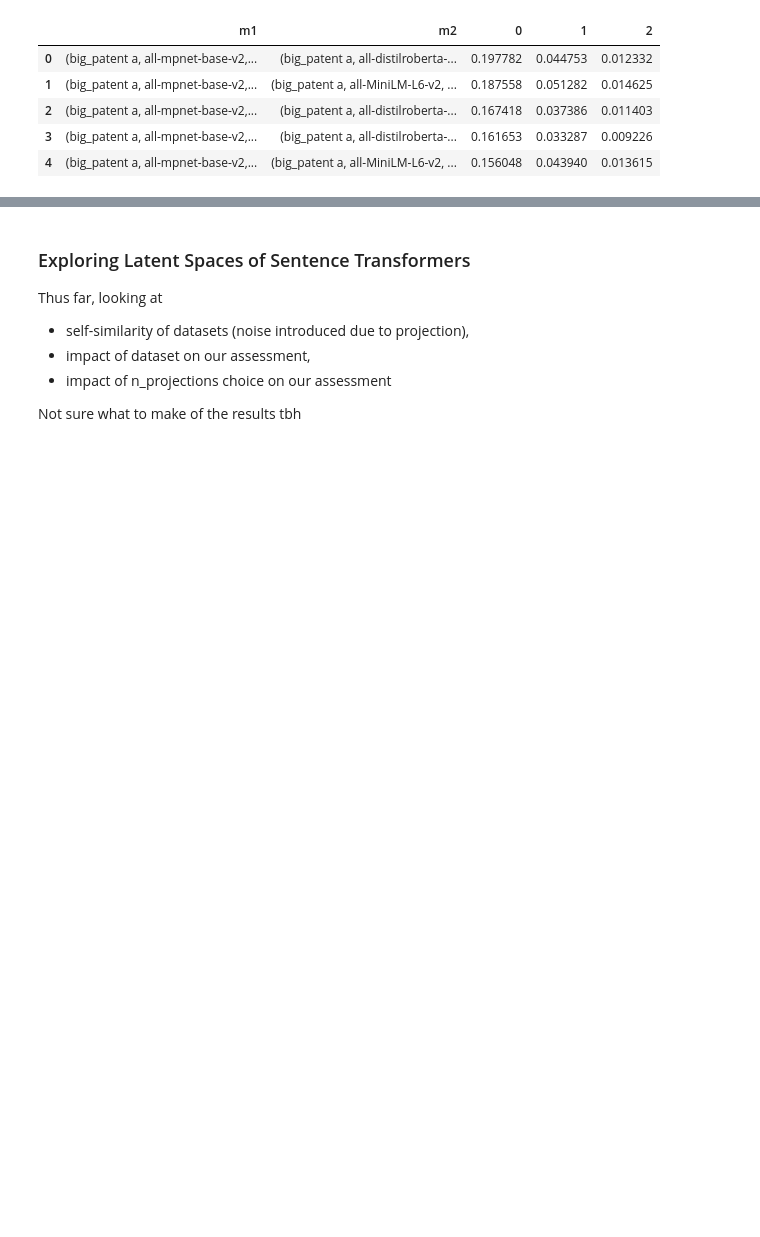
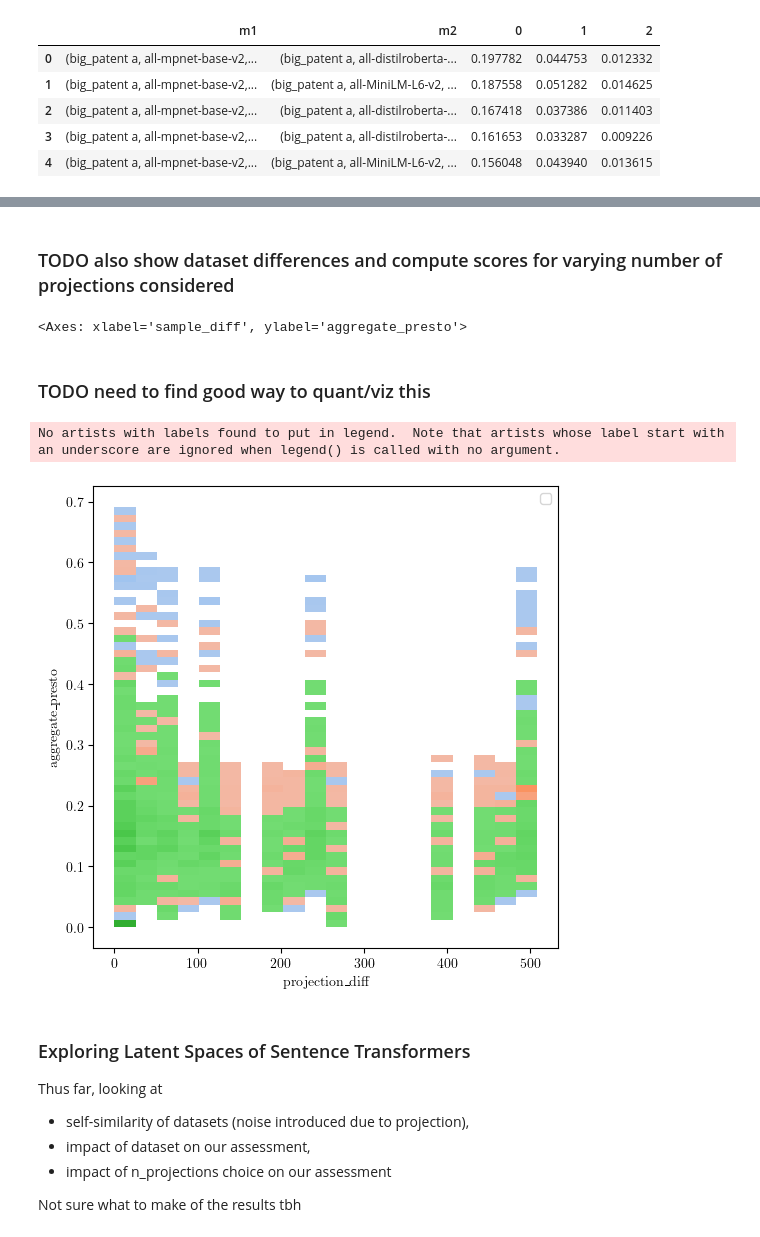
Before and after one commit to aidos-lab/Presto, a Jupyter notebook: notebooks/presto_test.ipynb, the cells around one changed output, grey strips where cells are left out. Cells and saved outputs as stored; diff of their text form; code cells hidden in the pictures; blank space fills up the shorter version.

Commit message:
some more rough plots

```diff
--- a/notebooks/presto_test.ipynb
+++ b/notebooks/presto_test.ipynb
@@ -32,14 +32,20 @@ x = results["big_patent a"]['all-mpnet-base-v2'][1024]["landscapes"]
 y = results["big_patent a"]['all-mpnet-base-v2'][4096]["landscapes"]
 # %%
 avg_landscapes = dict()
+finegrained = dict()
 scores = dict()
+finegrained_scores = dict()
 for dataset, v1 in results.items():
     for model, v2 in v1.items():
         for n_samples, v3 in v2.items():
             print(dataset, model, n_samples)
             avg_landscapes[(dataset, model, n_samples)] = metric.average_landscape(v3["landscapes"])
+            for n_projections in config.n_projections:
+                finegrained[(dataset, model, n_samples, n_projections)] = metric.average_landscape({i:v3["landscapes"][i][:n_projections] for i in range(config.max_homology_dim + 1)})
 for (k1,v1), (k2,v2) in list(combinations(avg_landscapes.items(),2)) + [((k1,v1),(k1,v1)) for k1, v1 in avg_landscapes.items()]:
     scores[(k1,k2)] = metric.compute_presto_scores(v1, v2)
+for (k1,v1), (k2,v2) in list(combinations(finegrained.items(),2)) + [((k1,v1),(k1,v1)) for k1, v1 in finegrained.items()]:
+    finegrained_scores[(k1,k2)] = metric.compute_presto_scores(v1, v2)
 # %% [output]
 big_patent a all-mpnet-base-v2 1024
 big_patent a all-mpnet-base-v2 2048
@@ -84,4 +90,36 @@ plt.legend(bbox_to_anchor=(1,1))
 [figure]
+# %% [markdown]
+### TODO also show dataset differences and compute scores for varying number of projections considered
+# %%
+df_finegrained = pd.DataFrame(finegrained_scores).T.sort_values(0, ascending=False).reset_index().rename(dict(level_0="m1", level_1="m2"), axis=1)
+df_finegrained["m1_dataset"] = df.m1.map(lambda x:x[0])
+df_finegrained["m1_model"] = df_finegrained.m1.map(lambda x:x[1])
+df_finegrained["m1_samples"] = df_finegrained.m1.map(lambda x:x[2])
+df_finegrained["m1_projections"] = df_finegrained.m1.map(lambda x:x[3])
+df_finegrained["m2_dataset"] = df_finegrained.m2.map(lambda x:x[0])
+df_finegrained["m2_model"] = df_finegrained.m2.map(lambda x:x[1])
+df_finegrained["m2_samples"] = df_finegrained.m2.map(lambda x:x[2])
+df_finegrained["m2_projections"] = df_finegrained.m2.map(lambda x:x[3])
+df_finegrained["sample_diff"] = [abs(x-y) for x,y in zip(df_finegrained.m1_samples, df_finegrained.m2_samples)]
+df_finegrained["projection_diff"] = [abs(x-y) for x,y in zip(df_finegrained.m1_projections, df_finegrained.m2_projections)]
+df_finegrained["aggregate_presto"] = df_finegrained[0] + df_finegrained[1] + df_finegrained[2]
+df_finegrained["average_presto"] = df_finegrained["aggregate_presto"] / 3
+# %%
+sns.scatterplot(data=df_finegrained.query("m1_model == m2_model"), x="sample_diff", y="aggregate_presto", hue="m1_dataset")
+# %% [output]
+<Axes: xlabel='sample_diff', ylabel='aggregate_presto'>
+# %% [markdown]
+### TODO need to find good way to quant/viz this
+# %%
+fig, ax = plt.subplots(1,1,figsize=(6,6))
+sns.histplot(data=df_finegrained, y="aggregate_presto", x="projection_diff", hue="m2_model", #size="aggregate_presto",
+                ax=ax, #style="m2_model"
+            )
+plt.legend(bbox_to_anchor=(1,1))
+plt.savefig("temp_results_finegrained.pdf", transparent=True)
+# %% [output]
+No artists with labels found to put in legend.  Note that artists whose label start with an underscore are ignored when legend() is called with no argument.
+[figure, added]
 # %% [markdown]
 ### Exploring Latent Spaces of Sentence Transformers
 Thus far, looking at
```
Also changed, not shown: parts of 1 cell of this notebook.
